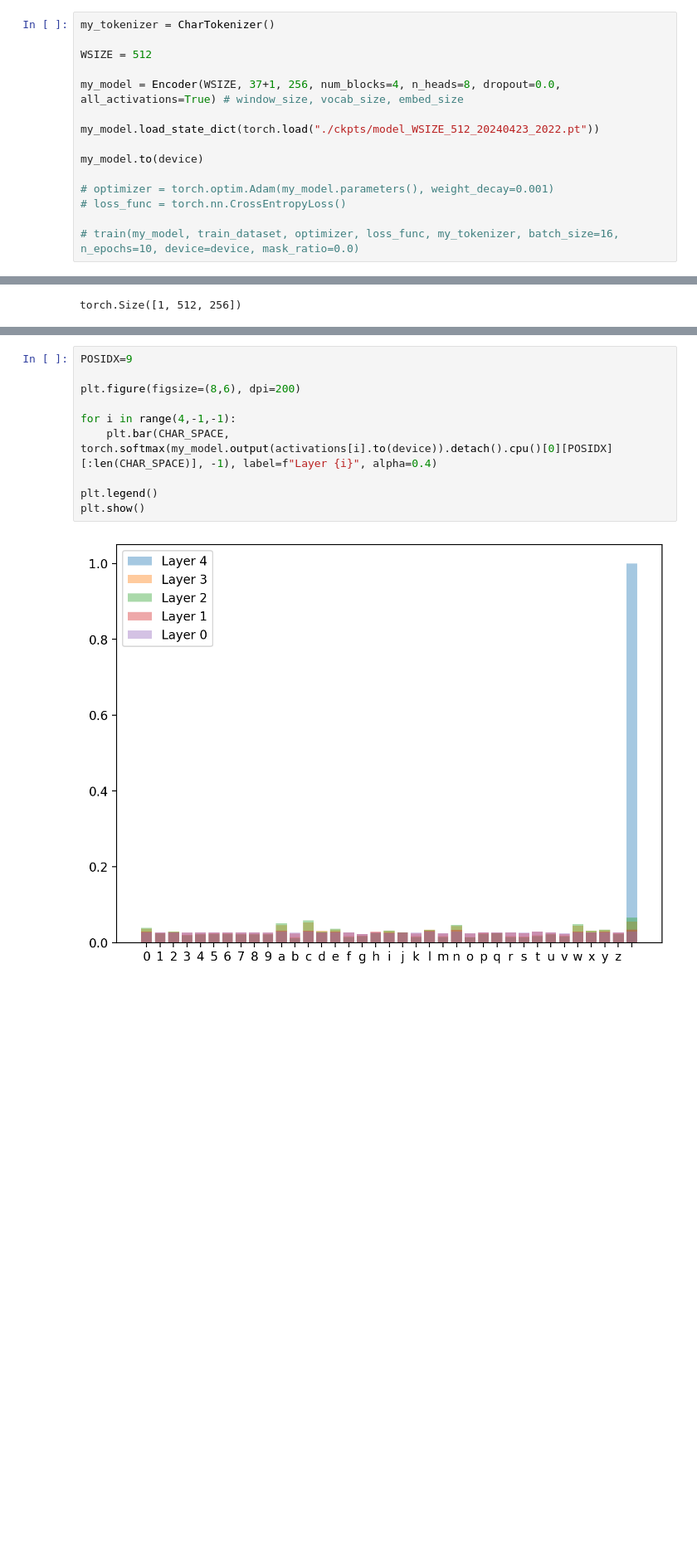
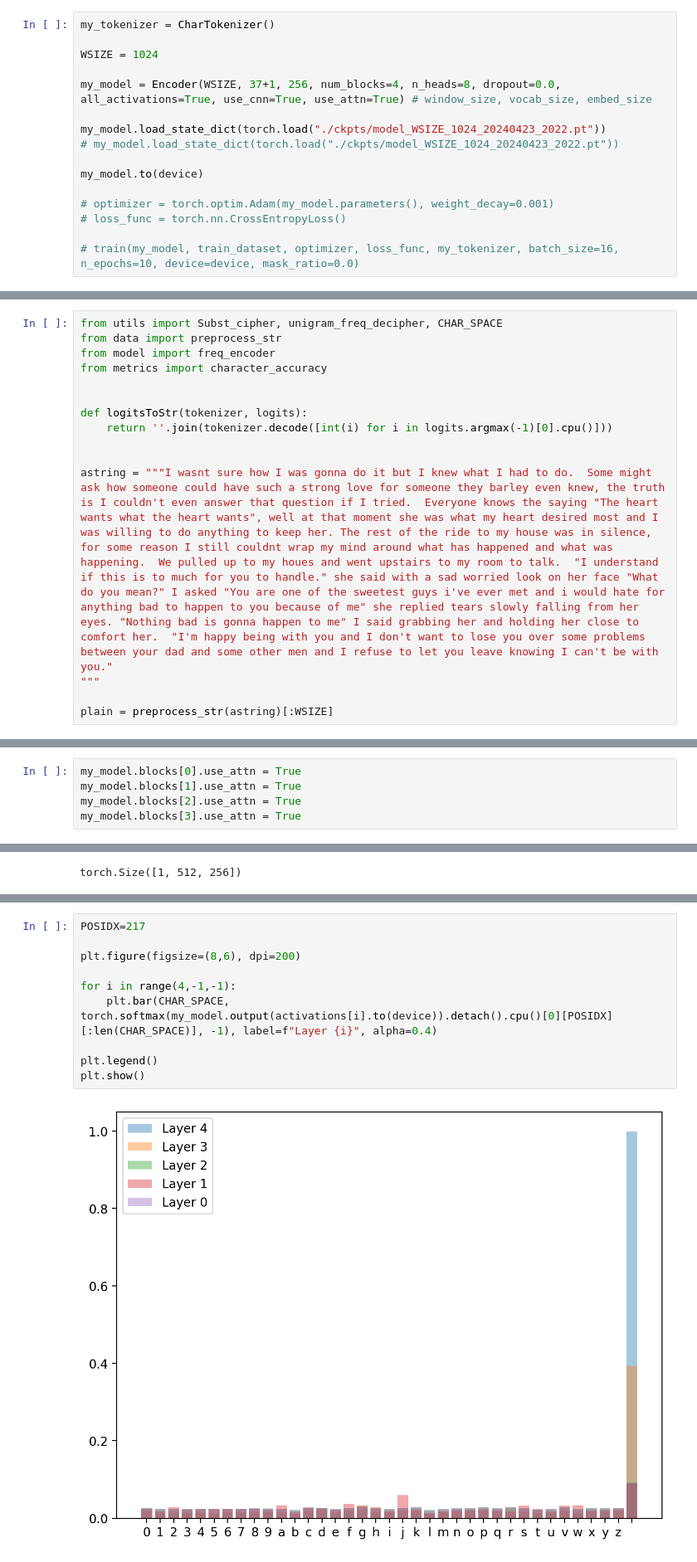
Before and after one commit to ethahtz/PsychedelicDecipher, a Jupyter notebook: demo.ipynb, the cells around one changed output, grey strips where cells are left out. Shown at 83% size. Saved outputs shown, nothing was run; the diff lists cells and outputs as text; blank space fills up the shorter version.

```diff
--- a/demo.ipynb
+++ b/demo.ipynb
@@ -35,11 +40,12 @@ model_WSIZE_256_raw_20240429_1200.pt
 # %%
 my_tokenizer = CharTokenizer()
 
-WSIZE = 512
+WSIZE = 1024
 
-my_model = Encoder(WSIZE, 37+1, 256, num_blocks=4, n_heads=8, dropout=0.0, all_activations=True) # window_size, vocab_size, embed_size
+my_model = Encoder(WSIZE, 37+1, 256, num_blocks=4, n_heads=8, dropout=0.0, all_activations=True, use_cnn=True, use_attn=True) # window_size, vocab_size, embed_size
 
-my_model.load_state_dict(torch.load("./ckpts/model_WSIZE_512_20240423_2022.pt"))
+my_model.load_state_dict(torch.load("./ckpts/model_WSIZE_1024_20240423_2022.pt"))
+# my_model.load_state_dict(torch.load("./ckpts/model_WSIZE_1024_20240423_2022.pt"))
 
 my_model.to(device)
 
@@ -90,0 +74,15 @@ plain.__len__()
+# %%
+from utils import Subst_cipher, unigram_freq_decipher, CHAR_SPACE
+from data import preprocess_str
+from model import freq_encoder
+from metrics import character_accuracy
+
+
+def logitsToStr(tokenizer, logits):
+    return ''.join(tokenizer.decode([int(i) for i in logits.argmax(-1)[0].cpu()]))
+
+
+astring = """I wasnt sure how I was gonna do it but I knew what I had to do.  Some might ask how someone could have such a strong love for someone they barley even knew, the truth is I couldn't even answer that question if I tried.  Everyone knows the saying "The heart wants what the heart wants", well at that moment she was what my heart desired most and I was willing to do anything to keep her. The rest of the ride to my house was in silence, for some reason I still couldnt wrap my mind around what has happened and what was happening.  We pulled up to my houes and went upstairs to my room to talk.  "I understand if this is to much for you to handle." she said with a sad worried look on her face "What do you mean?" I asked "You are one of the sweetest guys i've ever met and i would hate for anything bad to happen to you because of me" she replied tears slowly falling from her eyes. "Nothing bad is gonna happen to me" I said grabbing her and holding her close to comfort her.  "I'm happy being with you and I don't want to lose you over some problems between your dad and some other men and I refuse to let you leave knowing I can't be with you."
+"""
+
+plain = preprocess_str(astring)[:WSIZE]
@@ -96,3 +100,8 @@ ciphertext = Subst_cipher().encrypt(plain)
+# %%
+my_model.blocks[0].use_attn = True
+my_model.blocks[1].use_attn = True
+my_model.blocks[2].use_attn = True
+my_model.blocks[3].use_attn = True
 # %%
 ciphertext_batch = torch.tensor([freq_encoder(my_tokenizer.encode(ciphertext))], dtype=torch.long).to(device)
 # ciphertext_batch = torch.tensor([my_tokenizer.encode(ciphertext)], dtype=torch.long).to(device)
@@ -148,15 +161,15 @@ logitsToStr(my_tokenizer, my_model.output(activations[4].to(device)))
 # %%
-POSIDX=9
+POSIDX=217
 
 plt.figure(figsize=(8,6), dpi=200)
 
 for i in range(4,-1,-1):
     plt.bar(CHAR_SPACE, torch.softmax(my_model.output(activations[i].to(device)).detach().cpu()[0][POSIDX][:len(CHAR_SPACE)], -1), label=f"Layer {i}", alpha=0.4)
 
 plt.legend()
 plt.show()
 # %% [output]
-[figure, old version]
+[figure, new version]
 # %%
 POSIDX=10
 
```
Also changed, not shown: parts of 26 cells of this notebook, 5 other files.
